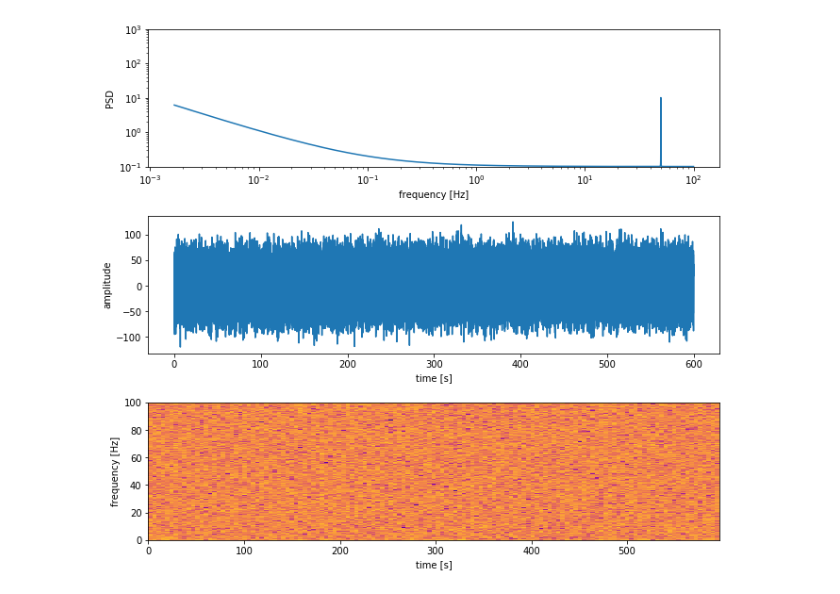
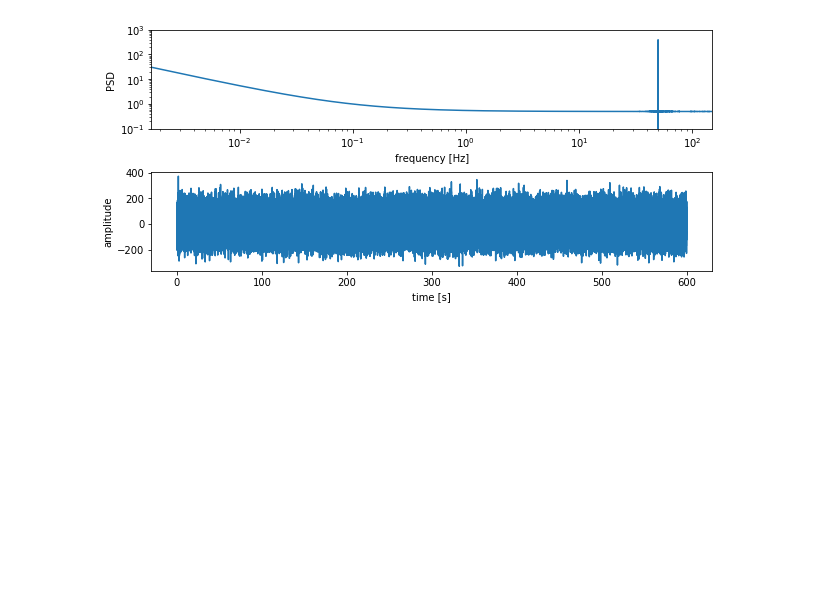
Before and after one commit to gregorylukasiewicz/correlation, a Jupyter notebook: 3corr.ipynb, the cells around one changed output. Cells and saved outputs as stored; diff of their text form; code cells hidden in the pictures; blank space fills up the shorter version.

```diff
--- a/3corr.ipynb
+++ b/3corr.ipynb
@@ -65,35 +166,18 @@ def my_specgram(x, NFFT=256, Fs=2, Fc=0, detrend=mlab.detrend_none,
 # %%
-# Pierwszy sygnał
+# Drugi sygnał
+s = 1
 
-s = 0 # numer sygnału
-
-freqCut[s] = 100 # Hz (częstotliwość odcięcia)
-noiseFloor = 0.1
-pinkNoiseAmp = 0.01
+freqCut[s] = 150 # Hz (częstotliwość odcięcia)
+noiseFloor = 0.5
+pinkNoiseAmp = 0.05
 
 cut = int(freqCut[s] * freqScale)
+spec[s] = np.zeros(freqNum)
 spec[s] = np.array(spec[s]) # spec = spectrum, deklaracja pustej tablicy N-elementowej
 
-for i in range(1,cut,1):
+for i in range(1,cut+1,1):
     spec[s][i] = noiseFloor + pinkNoiseAmp / freq[i] # + np.random.normal(1, 0.1) #szum 1/f + szum biały
 
-
-# dodanie szumu na częstotliwości 50 Hz (o kształcie lorentzianu)
-# UWAGA: faza amplitudy zespolonej, która składa się na ten sygnał zostanie wylosowana
-# oznacza to utratę kontroli nad generowanym sygnałem czasowym
-
-#spec[s][ int( 50 * sampleRate) ] = 100 - stosowane wcześniej zamiast lorentzianu
-
-lorWidth = 150 # szerokość funkcji (jednostka: Hz)
-lorAmp = 10 # amplituda funkcji
-gamma = 0.01 # parametr funkcji
-position = 50 * freqScale # pozycja środka dodawanego sygnału
-
-x = np.linspace(0, lorWidth, int(lorWidth*freqScale)) # oś czasu
-lor = lorAmp / (1 + np.power((x-lorWidth/2)/gamma,2))
-for i in range(int(position - x.size/2), int(position + x.size/2),1):
-    if i < cut and i >= 0:
-        spec[s][i] = spec[s][i] + lor[i - int((position - x.size/2))]
 
 # zespolona amplituda szumu w domenie częstotliwości (z losowo nadanymi fazami)
 # freqSig1 zawiera pełną informację o sygnale
@@ -104,66 +188,59 @@ for i in range(freqNum):
 
 # można próbować dodać funkcję zespoloną w funkcji częstotliwości, która odpowiada jakiemuś sygnałowi czasowemu
 
-#lorWidth = 150 # szerokość funkcji (jednostka: Hz)
-#lorAmp = 10 # amplituda funkcji
-#gamma = 0.5 # parametr funkcji
-#position = 50 * sampleRate # pozycja środka dodawanego sygnału
-
-#x = np.linspace(0, lorWidth, lorWidth*sampleRate) # oś czasu
-# wariant z sygnałem w fazie i w kwadraturze
-#lor = np.cos(2*np.pi/lorWidth* (x-lorWidth/2))*np.sqrt(lorAmp * 0.5 / (1 + np.power((x-lorWidth/2)/gamma,2))) + 1j*np.sin(2*np.pi/lorWidth* (x-lorWidth/2))*np.sqrt(lorAmp * 0.5 / (1 + np.power((x-lorWidth/2)/gamma,2)))
-# wariant bez części urojonej
-#lor = np.sqrt(lorAmp / (1 + np.power((x-lorWidth/2)/gamma,2)))
-#for i in range(int(position - x.size/2), int(position + x.size/2),1):
-#    freqSig[s][i] = freqSig[s][i] + lor[i - int((position - x.size/2))]
-
 
 # odwrotna FFT - przejście do domeny czasu
 
 timeSig[s] = (freqNum-1)*np.fft.irfft(freqSig[s]).real
 
-# można też dodać przebieg czasowy w tym miejscu
 
-#lorWidth = 10 # szerokość funkcji (jednostka: s)
-#lorAmp = 100 # amplituda funkcji
-#gamma = 0.5 # parametr funkcji
-#position = 50 * sampleRate # pozycja środka dodawanego sygnału
+# można też dodać przebieg czasowy
 
-#x = np.linspace(0, lorWidth, lorWidth*sampleRate) # oś czasu
-#lor = lorAmp / (1 + np.power((x-lorWidth/2)/gamma,2))
-#for i in range(int(position - x.size/2), int(position + x.size/2),1):
- #   if i < cut and i >= 0:
-  #      timeSig[s][i] = timeSig[s][i] + lor[i - int((position - x.size/2))]
+sigWidth = 600 # szerokość funkcji (jednostka: s)
+sigAmp = 100 # kwadrat amplitudy funkcji
+position = 300 * sampleRate # pozycja środka dodawanego sygnału
+frequency = 50 # Hz
+
+x = np.linspace(0, sigWidth, sigWidth*sampleRate) # oś czasu
+sig = sqrt(sigAmp) * np.sin(frequency * x * 2*np.pi)
+for i in range(int(position - x.size/2), int(position + x.size/2),1):
+    if i <= timeNum and i >= 0:
+        timeSig[s][i] = timeSig[s][i] + sig[i - int((position - x.size/2))]
 
 
 # powrót do domeny częstotliwości
 
 freqSig[s] = np.fft.rfft(timeSig[s])/(freqNum-1)
 spec[s] = np.power(2*abs(freqSig[s]),2)
 
 
 # wykres
 
 #PSD
-fig, (ax1, ax2, ax3) = plt.subplots(3, 1)
+fig, (ax1, ax2) = plt.subplots(2, 1)
 ax1.plot(freq[1:cut], spec[s][1:cut])
-ax1.set(yscale = 'log', xscale = 'log',xlabel = "frequency [Hz]", ylabel = "PSD", ylim = (0.1,1000))
+ax1.set(yscale = 'log', xscale = 'log', ylim = (0.1,1000), xlim = (1/freqScale,freqCut[s]),
+        xlabel = "frequency [Hz]", ylabel = "PSD")
 
 # przebieg czasowy
 ax2.plot(timeLine, timeSig[s])
 ax2.set(xlabel = "time [s]", ylabel = "amplitude")
 
 # spektrogram
+fig2, (ax3) = plt.subplots(1,1)
+plt.sca(ax3)
+ax3.set(xlabel = "time [s]", ylabel = "frequency [Hz]", ylim = (0,freqCut[s]), yscale = 'linear')
 Pxx, freqs, bins, im = my_specgram(timeSig[s], NFFT=int(5 * sampleRate),
                                        Fs=sampleRate, noverlap=int(sampleRate/2),
                                        cmap = 'plasma',
                                        minfreq = 0, maxfreq = freqCut[s])
-ax3.set(xlabel = "time [s]", ylabel = "frequency [Hz]", ylim = (0,freqCut[s]))
 
 # ustawienia wykresu
-fig.tight_layout(pad = -1) # rozsunięcie wykresów, żeby zmieściły się podpisy pod osiami
-fig.set_figheight(8)
+fig.tight_layout(pad = 0.5) # rozsunięcie wykresów, żeby zmieściły się podpisy pod osiami
+fig.set_figheight(4)
 fig.set_figwidth(9)
+fig2.set_figheight(7)
+fig2.set_figwidth(9)
 plt.show()
 # %% [output]
-[figure, old version]
+[figure, new version]
```
Also changed, not shown: parts of 10 cells of this notebook.
